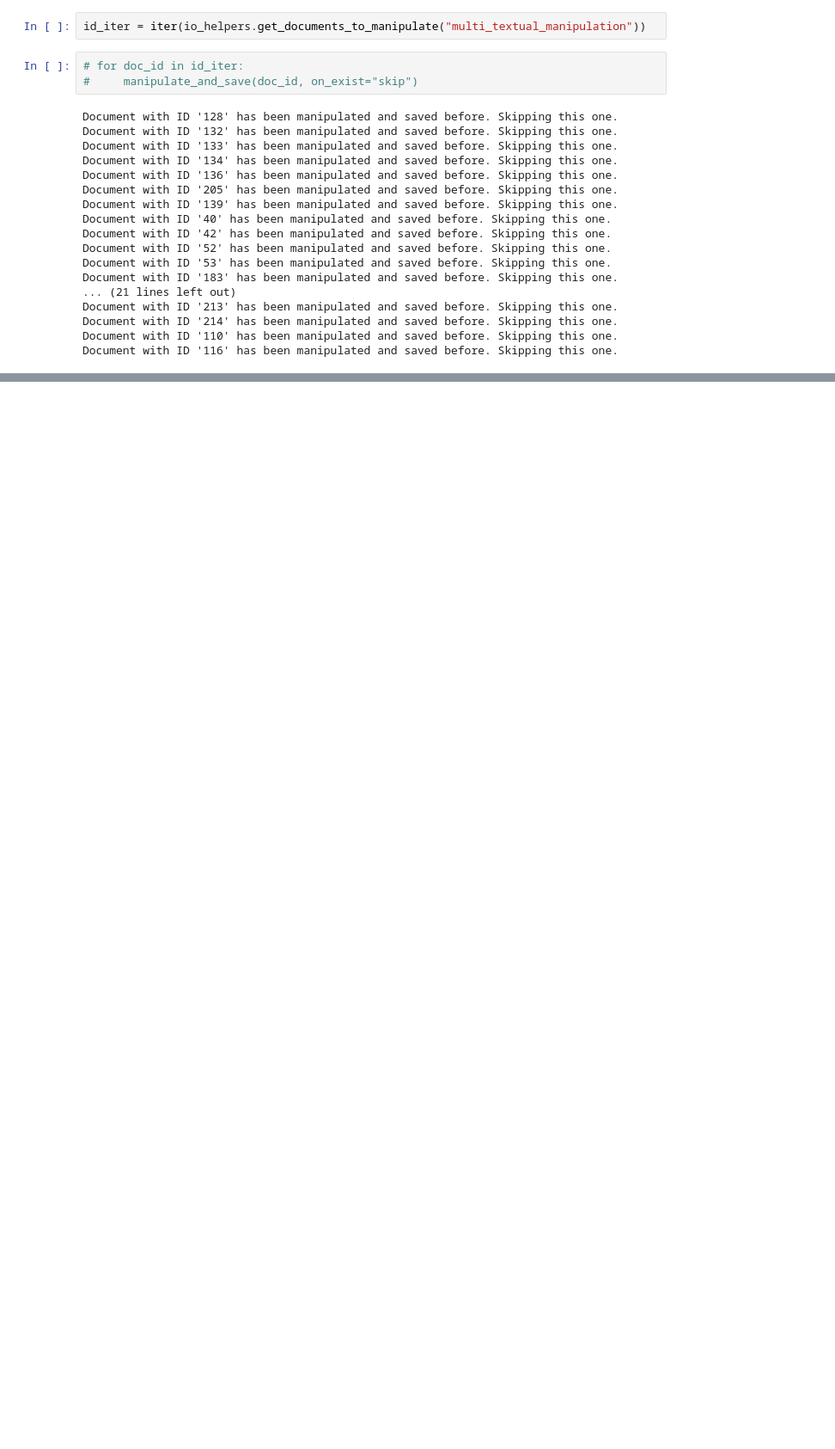
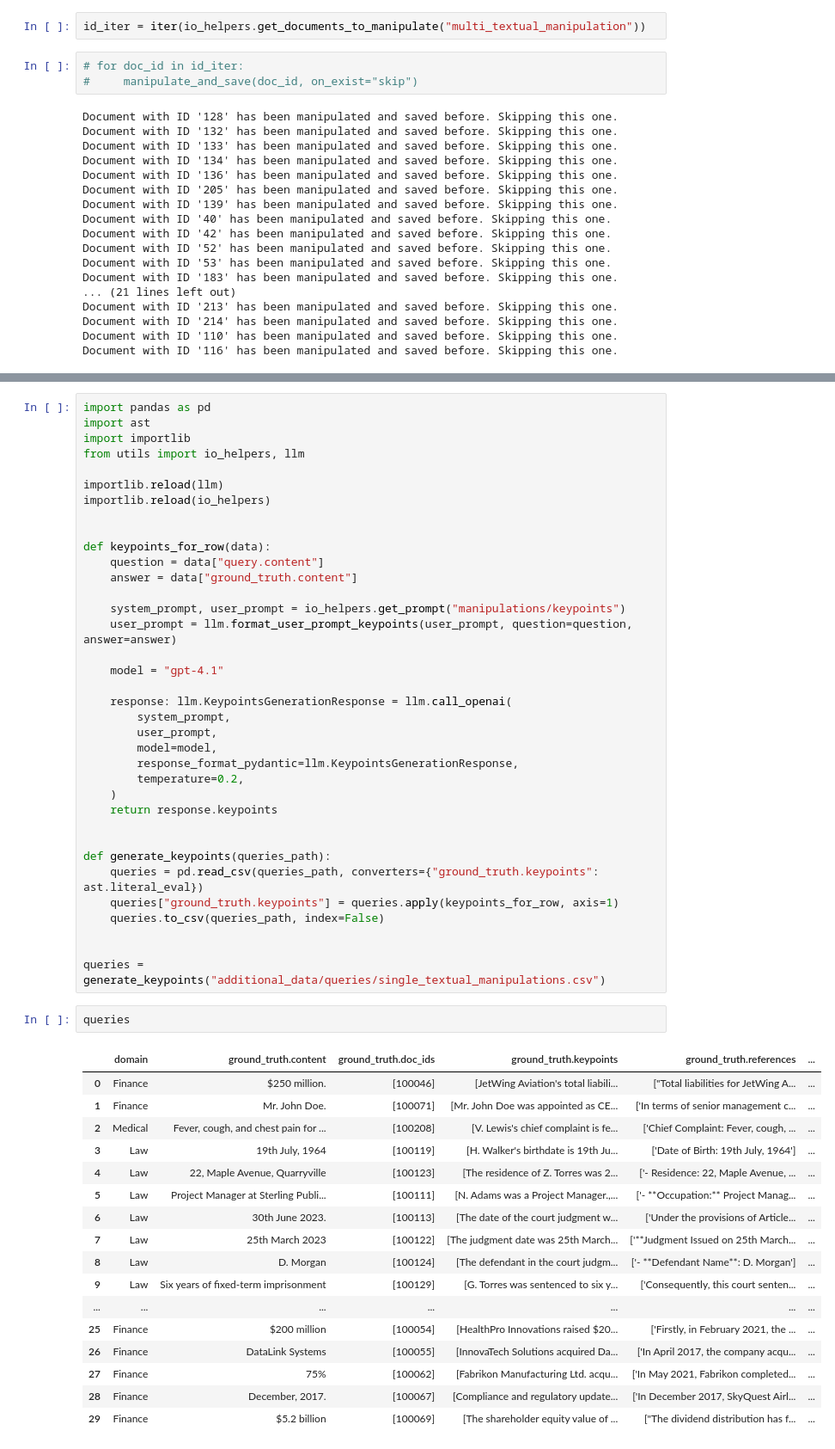
Before and after one commit to leon-me/ma, a Jupyter notebook: data/manipulate_data.ipynb, the cells around one changed output, grey strips where cells are left out. Shown: that part at 86% size. Drawn from its saved outputs; the diff is of its cells as text; blank space fills up the shorter version.

```diff
--- a/data/manipulate_data.ipynb
+++ b/data/manipulate_data.ipynb
@@ -319,0 +322,56 @@ Document with ID '116' has been manipulated and saved before. Skipping this one.
+# %%
+import pandas as pd
+import ast
+import importlib
+from utils import io_helpers, llm
+
+importlib.reload(llm)
+importlib.reload(io_helpers)
+
+
+def keypoints_for_row(data):
+    question = data["query.content"]
+    answer = data["ground_truth.content"]
+
+    system_prompt, user_prompt = io_helpers.get_prompt("manipulations/keypoints")
+    user_prompt = llm.format_user_prompt_keypoints(user_prompt, question=question, answer=answer)
+
+    model = "gpt-4.1"
+
+    response: llm.KeypointsGenerationResponse = llm.call_openai(
+        system_prompt,
+        user_prompt,
+        model=model,
+        response_format_pydantic=llm.KeypointsGenerationResponse,
+        temperature=0.2,
+    )
+    return response.keypoints
+
+
+def generate_keypoints(queries_path):
+    queries = pd.read_csv(queries_path, converters={"ground_truth.keypoints": ast.literal_eval})
+    queries["ground_truth.keypoints"] = queries.apply(keypoints_for_row, axis=1)
+    queries.to_csv(queries_path, index=False)
+
+
+queries = generate_keypoints("additional_data/queries/single_textual_manipulations.csv")
+# %%
+queries
+# %% [output]
+|  | domain | ground_truth.content | ground_truth.doc_ids | ground_truth.keypoints | ground_truth.references | ... |
+| 0 | Finance | $250 million. | [100046] | [JetWing Aviation's total liabili... | ["Total liabilities for JetWing A... | ... |
+| 1 | Finance | Mr. John Doe. | [100071] | [Mr. John Doe was appointed as CE... | ['In terms of senior management c... | ... |
+| 2 | Medical | Fever, cough, and chest pain for ... | [100208] | [V. Lewis's chief complaint is fe... | ['Chief Complaint: Fever, cough, ... | ... |
+| 3 | Law | 19th July, 1964 | [100119] | [H. Walker's birthdate is 19th Ju... | ['Date of Birth: 19th July, 1964'] | ... |
+| 4 | Law | 22, Maple Avenue, Quarryville | [100123] | [The residence of Z. Torres was 2... | ['- Residence: 22, Maple Avenue, ... | ... |
+| 5 | Law | Project Manager at Sterling Publi... | [100111] | [N. Adams was a Project Manager.,... | ['- **Occupation:** Project Manag... | ... |
+| 6 | Law | 30th June 2023. | [100113] | [The date of the court judgment w... | ['Under the provisions of Article... | ... |
+| 7 | Law | 25th March 2023 | [100122] | [The judgment date was 25th March... | ['**Judgment Issued on 25th March... | ... |
+| 8 | Law | D. Morgan | [100124] | [The defendant in the court judgm... | ['- **Defendant Name**: D. Morgan'] | ... |
+| 9 | Law | Six years of fixed-term imprisonment | [100129] | [G. Torres was sentenced to six y... | ['Consequently, this court senten... | ... |
+| ... | ... | ... | ... | ... | ... | ... |
+| 25 | Finance | $200 million | [100054] | [HealthPro Innovations raised $20... | ['Firstly, in February 2021, the ... | ... |
+| 26 | Finance | DataLink Systems | [100055] | [InnovaTech Solutions acquired Da... | ['In April 2017, the company acqu... | ... |
+| 27 | Finance | 75% | [100062] | [Fabrikon Manufacturing Ltd. acqu... | ['In May 2021, Fabrikon completed... | ... |
+| 28 | Finance | December, 2017. | [100067] | [Compliance and regulatory update... | ['In December 2017, SkyQuest Airl... | ... |
+| 29 | Finance | $5.2 billion | [100069] | [The shareholder equity value of ... | ["The dividend distribution has f... | ... |
```
Also changed, not shown: parts of 1 cell of this notebook, 8 other files.
